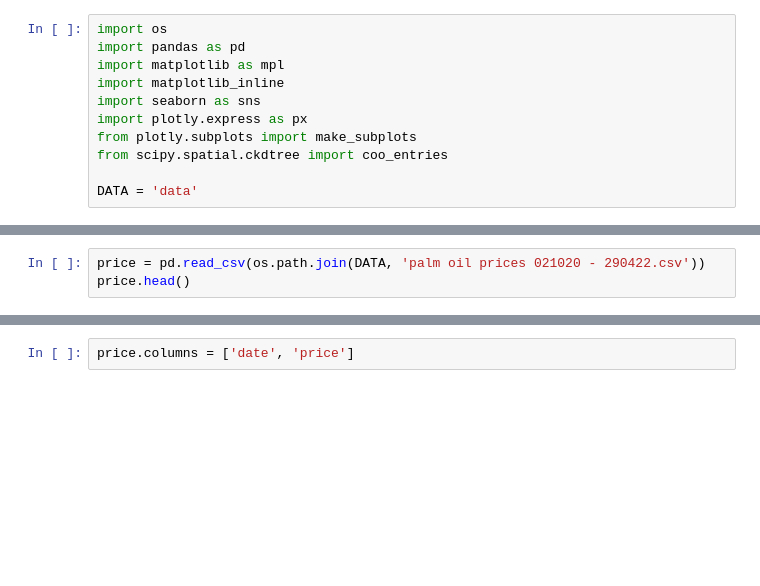
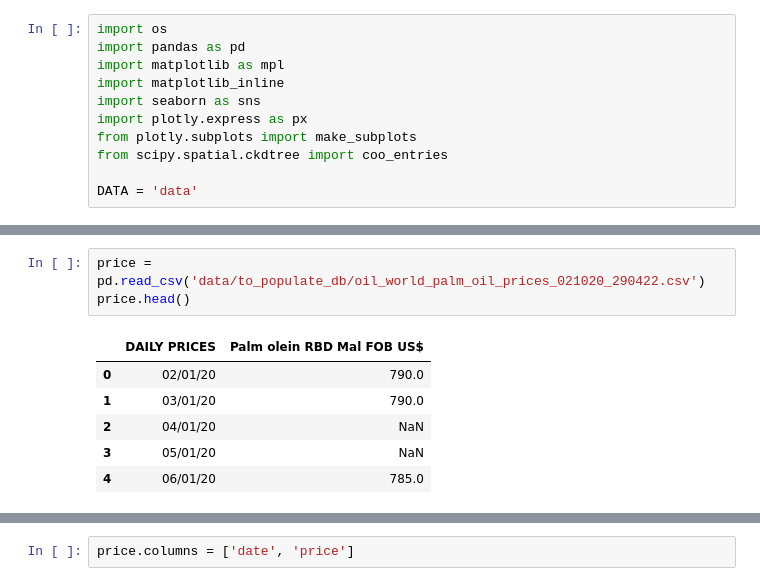
Before and after one commit to mkingopng/palm_olein, a Jupyter notebook: wk-palm_oil_eda.ipynb, the cells around one changed output, grey strips where cells are left out. Cells and saved outputs as stored; diff of their text form; blank space fills up the shorter version.

```diff
--- a/wk-palm_oil_eda.ipynb
+++ b/wk-palm_oil_eda.ipynb
@@ -52,5 +54,12 @@ fig.show()
 # %%
-price = pd.read_csv(os.path.join(DATA, 'palm oil prices 021020 - 290422.csv'))
+price = pd.read_csv('data/to_populate_db/oil_world_palm_oil_prices_021020_290422.csv')
 price.head()
+# %% [output]
+|  | DAILY PRICES | Palm olein RBD Mal FOB US$ |
+| 0 | 02/01/20 | 790.0 |
+| 1 | 03/01/20 | 790.0 |
+| 2 | 04/01/20 | NaN |
+| 3 | 05/01/20 | NaN |
+| 4 | 06/01/20 | 785.0 |
 # %%
 price.info()
```
Also changed, not shown: parts of 11 cells of this notebook, 3 other files.
